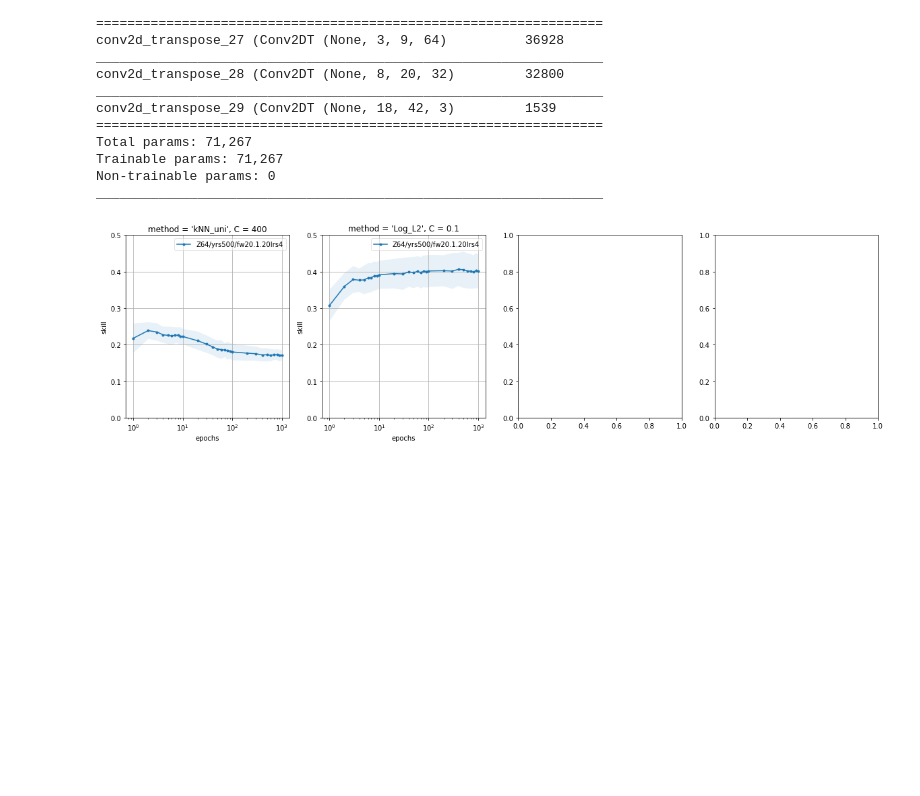
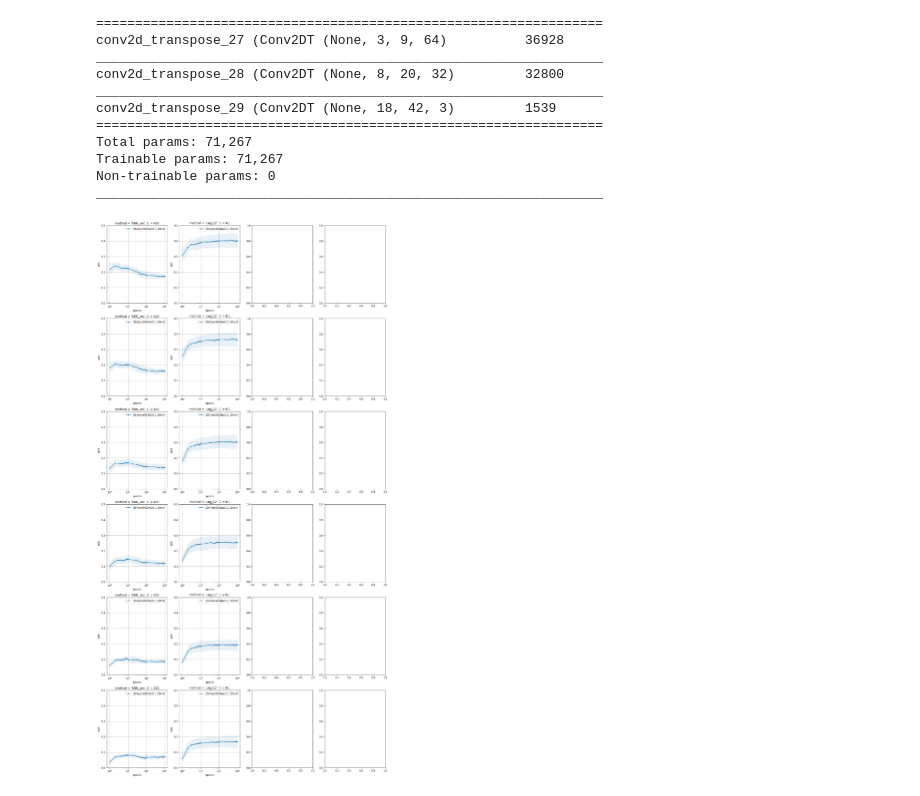
Before and after one commit to georgemilosh/Climate-Learning, a Jupyter notebook: VAE/score.ipynb, the cells around one changed output. Saved outputs shown, nothing was run; the diff lists cells and outputs as text; code cells hidden in the pictures; blank space fills up the shorter version.

```diff
--- a/VAE/score.ipynb
+++ b/VAE/score.ipynb
@@ -381,36 +381,37 @@ _________________________________________________________________
 # %%
 import pandas as pd
 import numpy as np
 import matplotlib.pyplot as plt
 import matplotlib.gridspec as gridspec
 import os
 runs = {'Z64/yrs500/fw20.1.20lrs4' : './noxmodels/filterFrance/Z64/yrs500/fw20.1.20lrs4/'
 }
 fig = plt.figure()
-fig.set_size_inches(20, 5)
+fig.set_size_inches(20, 40)
 fig.suptitle('')
 
-axs = fig.subplots(nrows=1, ncols=4)
-tau=0
-for i, (C, method) in enumerate(zip([400,0.1],['kNN_uni', 'Log_L2'])):
-    ax1 = axs[i]
-    for name, folder in runs.items():
-        score = pd.read_csv(f'{folder}score_tau{tau}.csv')
-        if method in  score.method.values:
-            meanskillvsckpt = score.groupby(['checkpoint', 'C','method']).mean().loc[(slice(None), C, method), 'skill'].droplevel(level=(1,2)) # The last command gets rid of C and method in the output
-            stdskillvsckpt = score.groupby(['checkpoint', 'C','method']).std().loc[(slice(None), C, method), 'skill'].droplevel(level=(1,2))
-            maxiter=100
-            ax1.fill_between(meanskillvsckpt.index[:maxiter],meanskillvsckpt.values[:maxiter]-stdskillvsckpt.values[:maxiter],meanskillvsckpt.values[:maxiter]+stdskillvsckpt.values[:maxiter],alpha=0.1)
-            ax1.plot(meanskillvsckpt.index[:maxiter],meanskillvsckpt.values[:maxiter],label=name, marker='.')
-        else:
-            ax1.plot(np.arange(0,2),np.inf*np.arange(0,2),label=name, marker='x')
-    ax1.set_xlabel('epochs')
-    ax1.set_ylabel('skill')
-    ax1.set_ylim([0,0.5])
-    ax1.set_xscale("log")
-    ax1.set_title(f"{method = }, {C = }")
-    ax1.legend(loc='best', fancybox=True, framealpha=0.5)
-    ax1.grid(True)
-    fig.savefig('./Images/class_epochs.png',dpi=200)
+axs = fig.subplots(nrows=6, ncols=4)
+taus=[0,-1,-3,-5,-10,-15]
+for j, tau in enumerate(taus):
+    for i, (C, method) in enumerate(zip([400,0.1],['kNN_uni', 'Log_L2'])):
+        ax1 = axs[j,i]
+        for name, folder in runs.items():
+            score = pd.read_csv(f'{folder}score_tau{tau}.csv')
+            if method in  score.method.values:
+                meanskillvsckpt = score.groupby(['checkpoint', 'C','method']).mean().loc[(slice(None), C, method), 'skill'].droplevel(level=(1,2)) # The last command gets rid of C and method in the output
+                stdskillvsckpt = score.groupby(['checkpoint', 'C','method']).std().loc[(slice(None), C, method), 'skill'].droplevel(level=(1,2))
+                maxiter=100
+                ax1.fill_between(meanskillvsckpt.index[:maxiter],meanskillvsckpt.values[:maxiter]-stdskillvsckpt.values[:maxiter],meanskillvsckpt.values[:maxiter]+stdskillvsckpt.values[:maxiter],alpha=0.1)
+                ax1.plot(meanskillvsckpt.index[:maxiter],meanskillvsckpt.values[:maxiter],label=name, marker='.')
+            else:
+                ax1.plot(np.arange(0,2),np.inf*np.arange(0,2),label=name, marker='x')
+        ax1.set_xlabel('epochs')
+        ax1.set_ylabel('skill')
+        ax1.set_ylim([0,0.5])
+        ax1.set_xscale("log")
+        ax1.set_title(f"{method = }, {C = }")
+        ax1.legend(loc='best', fancybox=True, framealpha=0.5)
+        ax1.grid(True)
+        fig.savefig('./Images/class_epochs.png',dpi=200)
 # %% [output]
-[figure, old version]
+[figure, new version]
```
Also changed, not shown: 1 other file.
